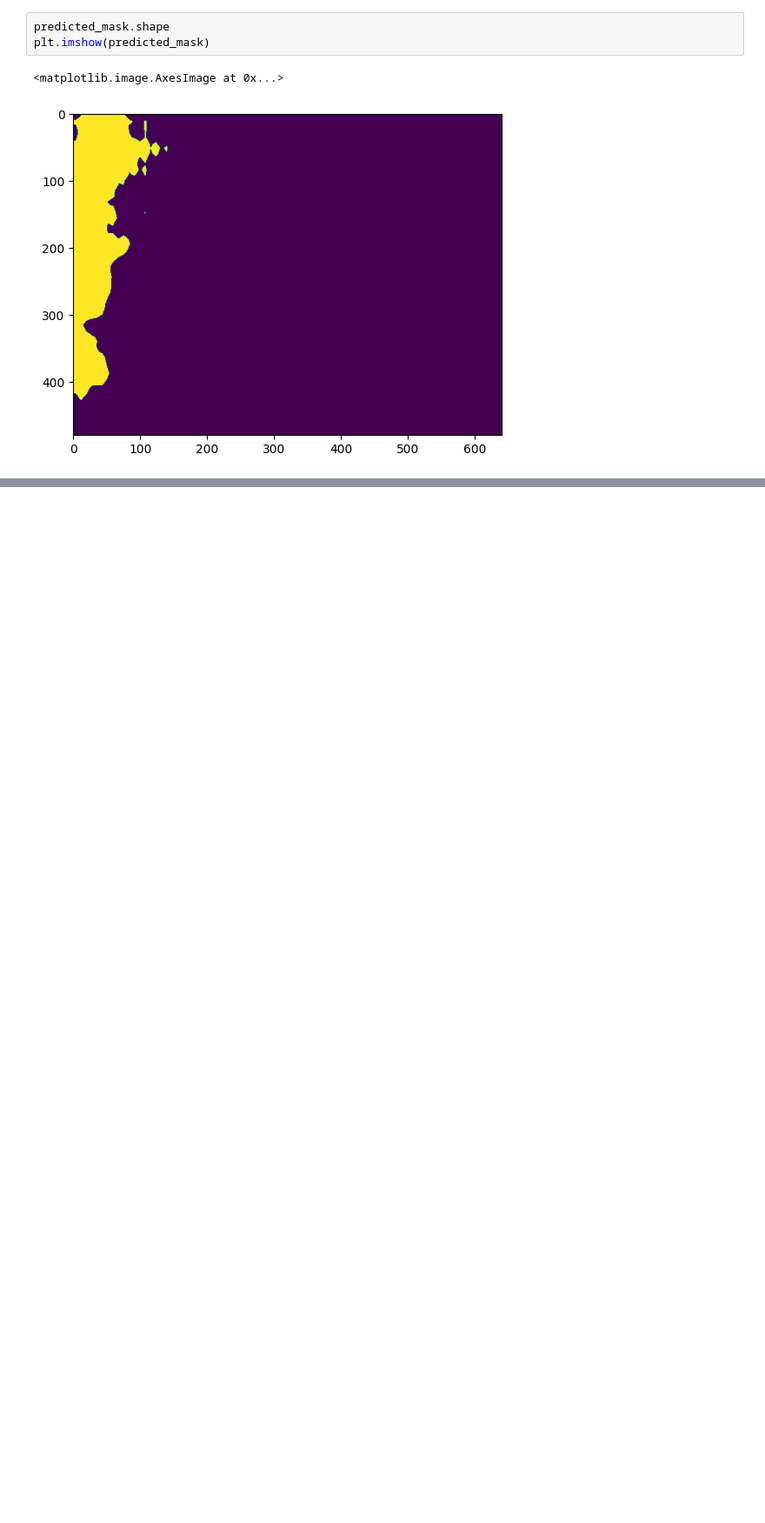
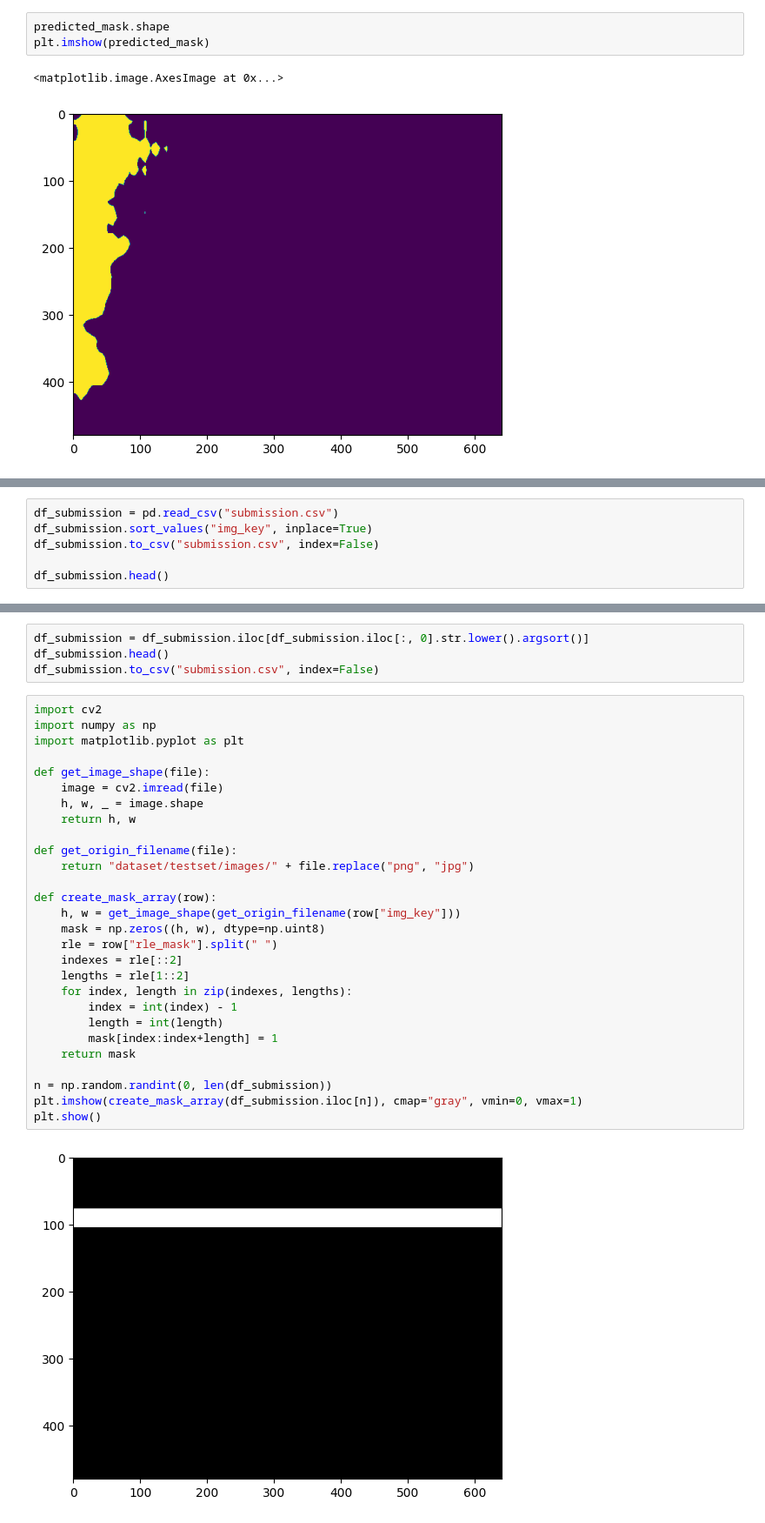
Before and after one commit to LilianFontalvo/HackathonSSD2024, a Jupyter notebook: test1.ipynb, the cells around one changed output, grey strips where cells are left out. Shown: that part at 87% size. Saved outputs shown, nothing was run; the diff lists cells and outputs as text; blank space fills up the shorter version.

Commit message:
import fragments

```diff
--- a/test1.ipynb
+++ b/test1.ipynb
@@ -100,0 +103,6 @@ plt.imshow(predicted_mask)
+# %%
+df_submission = pd.read_csv("submission.csv")
+df_submission.sort_values("img_key", inplace=True)
+df_submission.to_csv("submission.csv", index=False)
+
+df_submission.head()
@@ -100,0 +116,34 @@ plt.imshow(predicted_mask)
+# %%
+df_submission = df_submission.iloc[df_submission.iloc[:, 0].str.lower().argsort()]
+df_submission.head()
+df_submission.to_csv("submission.csv", index=False)
+# %%
+import cv2
+import numpy as np
+import matplotlib.pyplot as plt
+
+def get_image_shape(file):
+    image = cv2.imread(file)
+    h, w, _ = image.shape
+    return h, w
+
+def get_origin_filename(file):
+    return "dataset/testset/images/" + file.replace("png", "jpg")
+
+def create_mask_array(row):
+    h, w = get_image_shape(get_origin_filename(row["img_key"]))
+    mask = np.zeros((h, w), dtype=np.uint8)
+    rle = row["rle_mask"].split(" ")
+    indexes = rle[::2]
+    lengths = rle[1::2]
+    for index, length in zip(indexes, lengths):
+        index = int(index) - 1
+        length = int(length)
+        mask[index:index+length] = 1
+    return mask
+
+n = np.random.randint(0, len(df_submission))
+plt.imshow(create_mask_array(df_submission.iloc[n]), cmap="gray", vmin=0, vmax=1)
+plt.show()
+# %% [output]
+[figure, added]
```
Also changed, not shown: parts of 4 cells of this notebook, 10 other files.
